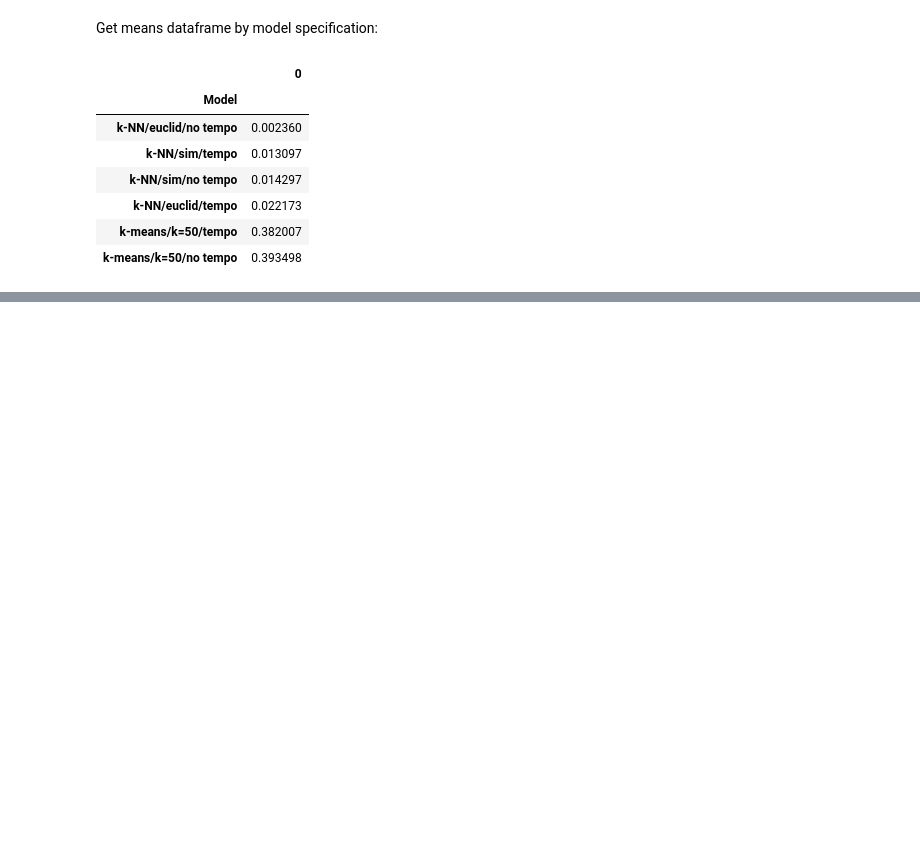
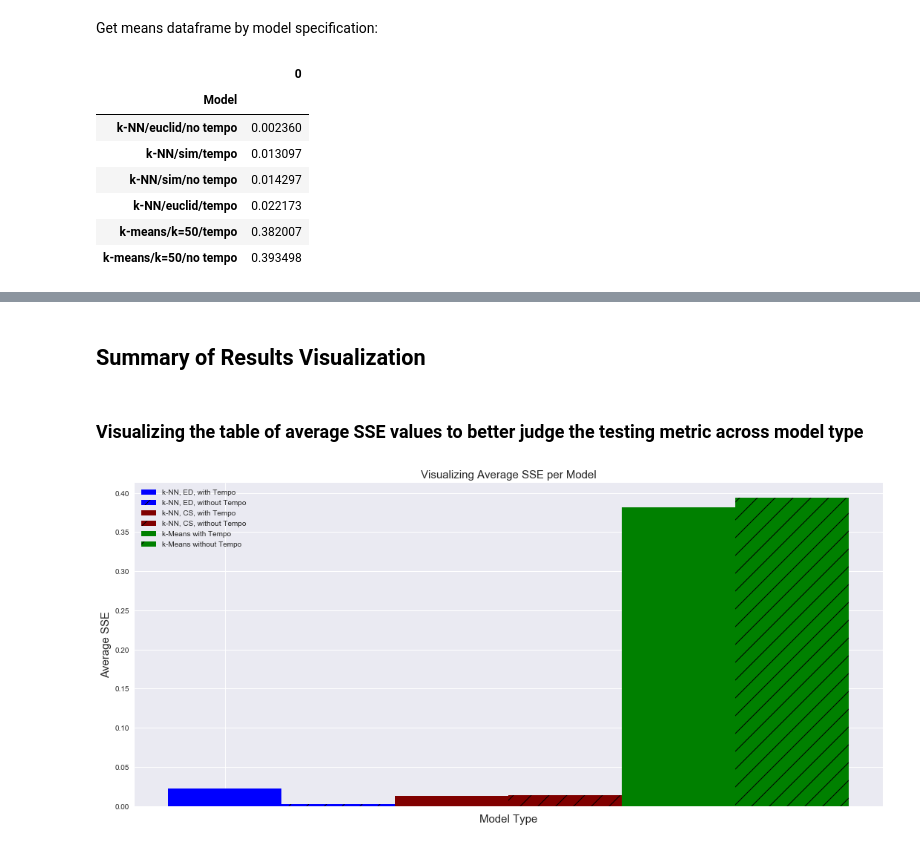
Before and after one commit to sethbilliau/spotify_playlists, a Jupyter notebook: compiled.ipynb, the cells around one changed output, grey strips where cells are left out. Drawn from its saved outputs; the diff is of its cells as text; code cells hidden in the pictures; blank space fills up the shorter version.

```diff
--- a/compiled.ipynb
+++ b/compiled.ipynb
@@ -932,0 +1038,39 @@ df_means.to_frame()
+# %% [markdown]
+## Summary of Results Visualization
+# %% [markdown]
+### Visualizing the table of average SSE values to better judge the testing metric across model type
+# %%
+# Errors vis
+objects = ("k-NN, ED, with Tempo", "k-NN, ED, without Tempo", "k-NN, CS, with Tempo", "k-NN, CS, without Tempo",
+           "k-Means with Tempo", "k-Means without Tempo")
+
+# data to plot
+
+# create plot
+plt.figure(figsize=(15,7))
+index = np.arange(1)
+bar_width = 0.12
+opacity = 0.8
+
+plt.bar(index, 0.022173, bar_width, color='b', label='k-NN, ED, with Tempo')
+
+plt.bar(index + bar_width, 0.002360, bar_width, color='b', label='k-NN, ED, without Tempo', hatch='/')
+
+plt.bar(index + 2*bar_width, 0.013097, bar_width, color='maroon', label='k-NN, CS, with Tempo')
+
+plt.bar(index + 3*bar_width, 0.014297, bar_width, color='maroon', label='k-NN, CS, without Tempo', hatch='/')
+
+plt.bar(index + 4*bar_width, 0.382007, bar_width, color='g', label='k-Means with Tempo')
+
+plt.bar(index + 5*bar_width, 0.393498, bar_width, color='g', label='k-Means without Tempo', hatch="/")
+
+plt.xlabel('Model Type', size=15)
+plt.ylabel('Average SSE', size=15)
+plt.title('Visualizing Average SSE per Model', size=15)
+plt.xticks(index, [])
+plt.legend()
+
+plt.tight_layout()
+plt.show()
+# %% [output]
+[figure, added]
```
Also changed, not shown: parts of 11 cells of this notebook, 3 other files.
